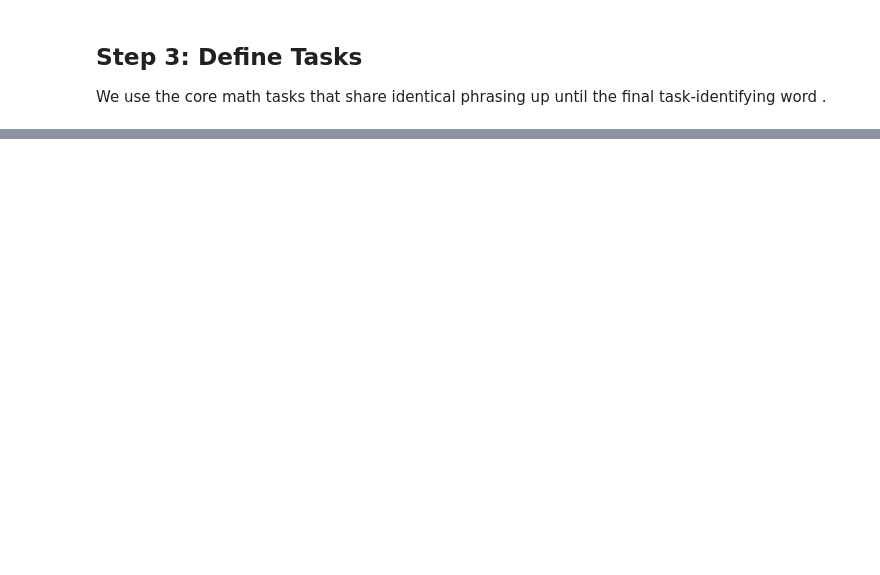
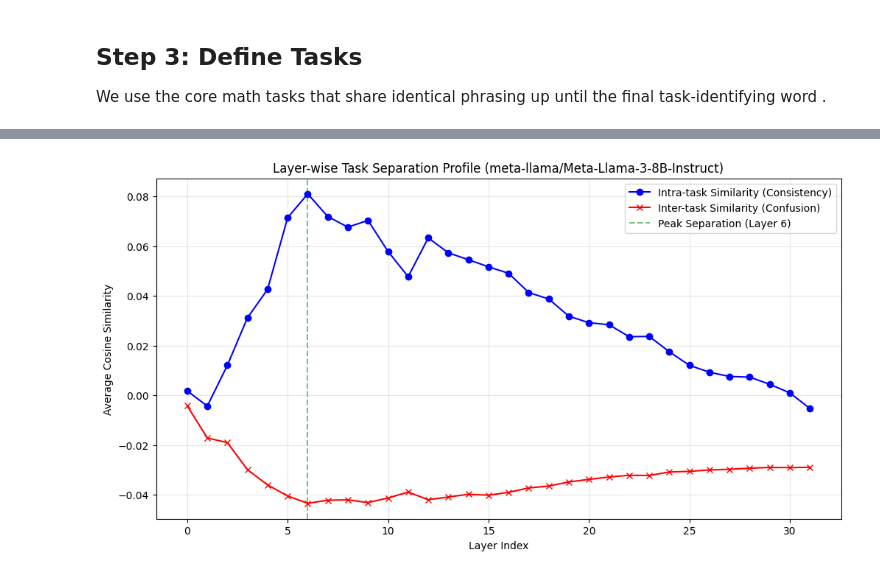
Before and after one commit to PhilipQuirke/LlmPromptCategorization, a Jupyter notebook: notebooks/Explore.ipynb, the cells around one changed output, grey strips where cells are left out. Cells and saved outputs as stored; diff of their text form; code cells hidden in the pictures; blank space fills up the shorter version.

```diff
--- a/notebooks/Explore.ipynb
+++ b/notebooks/Explore.ipynb
@@ -150,0 +253,79 @@ print(metadata[0:5])
+# %%
+# Initialize storage for metrics
+layer_indices = range(model.cfg.n_layers)
+intra_task_sims = []
+inter_task_sims = []
+
+print("Analyzing layer-wise separation profile...")
+
+# 1. Loop through all layers in the model
+for layer_idx in layer_indices:
+    layer_activations = []
+
+    # Extract activations for all prompts at the current layer
+    for prompt in all_prompts:
+        with torch.no_grad():
+            # Note: We use the same cache logic as Step 4 but iterate through layers
+            _, cache = model.run_with_cache(prompt, names_filter=lambda name: name.endswith("resid_post"))
+            vec = cache["resid_post", layer_idx][0, -1, :].detach().cpu()
+            layer_activations.append(vec)
+
+    # Convert list to tensor: [NUM_TASKS * NUMBER_EXAMPLES, d_model]
+    layer_tensor = torch.stack(layer_activations)
+
+    # Calculate Centroid-Subtracted (Task-Specific) Vectors for this layer
+    layer_centroid = layer_tensor.mean(dim=0)
+    layer_specific = layer_tensor - layer_centroid
+
+    # Normalize for cosine similarity calculation
+    norm_layer = F.normalize(layer_specific, p=2, dim=1)
+
+    # Calculate the full similarity matrix [25, 25] for this layer
+    sim_matrix = torch.mm(norm_layer, norm_layer.t())
+
+    # 2. Calculate Intra-task similarity
+    # How similar are different number pairs within the same task block (diagonal 5x5 blocks)?
+    intra_sim_vals = []
+    for t in range(CG.NUM_TASKS):
+        start_idx = t * CG.NUMBER_EXAMPLES
+        end_idx = start_idx + CG.NUMBER_EXAMPLES
+        # Extract the 5x5 sub-matrix for this task
+        block = sim_matrix[start_idx:end_idx, start_idx:end_idx]
+        # Get values excluding the self-similarity diagonal (which is always 1.0)
+        mask = ~torch.eye(CG.NUMBER_EXAMPLES, dtype=bool)
+        intra_sim_vals.append(block[mask].mean())
+
+    avg_intra_sim = torch.stack(intra_sim_vals).mean().item()
+    intra_task_sims.append(avg_intra_sim)
+
+    # 3. Calculate Inter-task similarity
+    # How similar are different tasks to each other (off-diagonal regions)?
+    all_pairs_mask = torch.ones_like(sim_matrix, dtype=bool)
+    for t in range(CG.NUM_TASKS):
+        start_idx = t * CG.NUMBER_EXAMPLES
+        end_idx = start_idx + CG.NUMBER_EXAMPLES
+        # Mask out the diagonal intra-task blocks
+        all_pairs_mask[start_idx:end_idx, start_idx:end_idx] = False
+
+    avg_inter_sim = sim_matrix[all_pairs_mask].mean().item()
+    inter_task_sims.append(avg_inter_sim)
+
+# 4. Visualization
+plt.figure(figsize=(12, 6))
+plt.plot(layer_indices, intra_task_sims, label='Intra-task Similarity (Consistency)', marker='o', color='blue')
+plt.plot(layer_indices, inter_task_sims, label='Inter-task Similarity (Confusion)', marker='x', color='red')
+
+# Identify the "Categorization Layer" (Maximum Gap)
+gap = [intra - inter for intra, inter in zip(intra_task_sims, inter_task_sims)]
+best_layer = gap.index(max(gap))
+plt.axvline(x=best_layer, linestyle='--', color='green', alpha=0.5, label=f'Peak Separation (Layer {best_layer})')
+
+plt.title(f"Layer-wise Task Separation Profile ({CG.MODEL_NAME})")
+plt.xlabel("Layer Index")
+plt.ylabel("Average Cosine Similarity")
+plt.legend()
+plt.grid(True, alpha=0.3)
+plt.show()
+
+print(f"Analysis Complete. The highest separation between tasks was observed at Layer {best_layer}.")
+# %% [output]
@@ -150,0 +333 @@ print(metadata[0:5])
+[figure, added]
```
Also changed, not shown: parts of 27 cells of this notebook.
